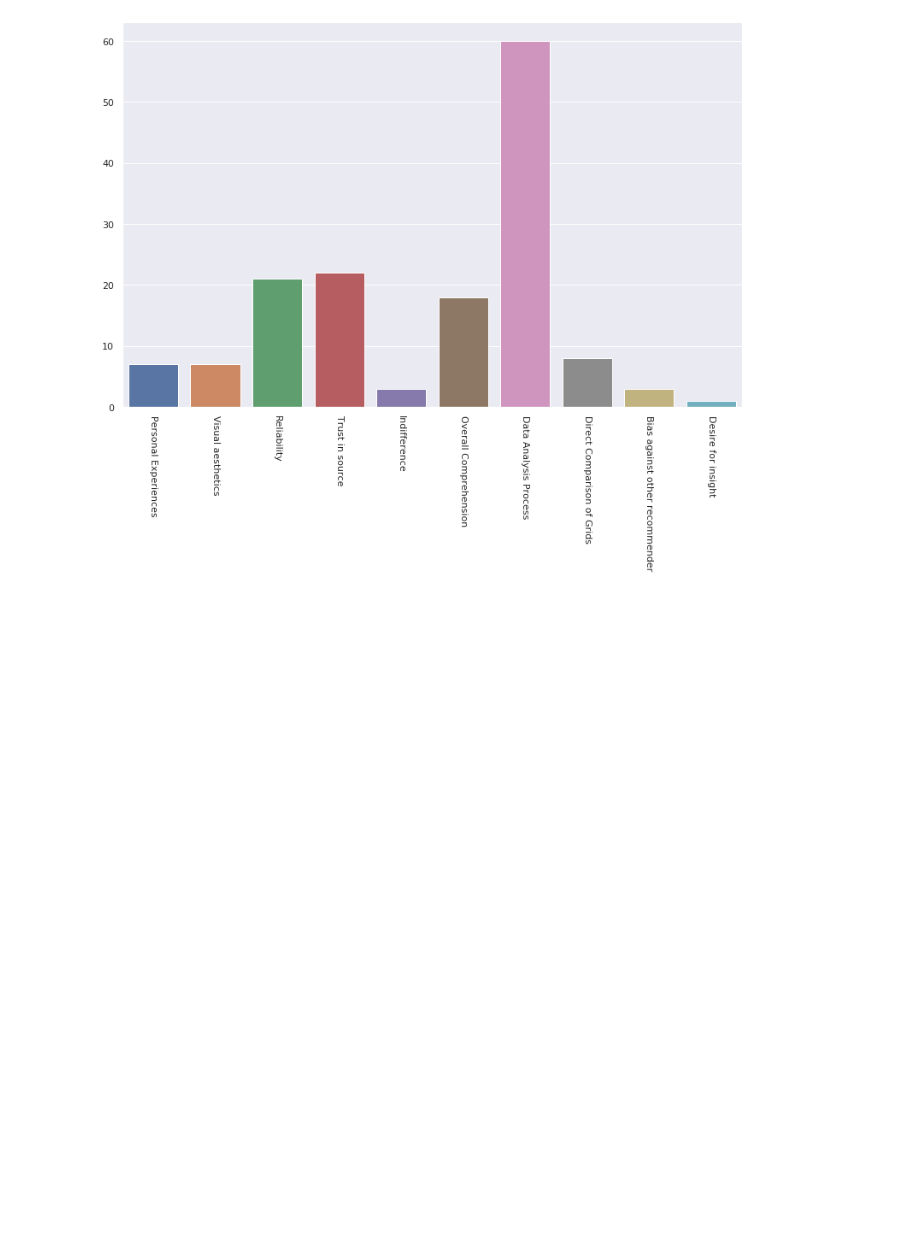
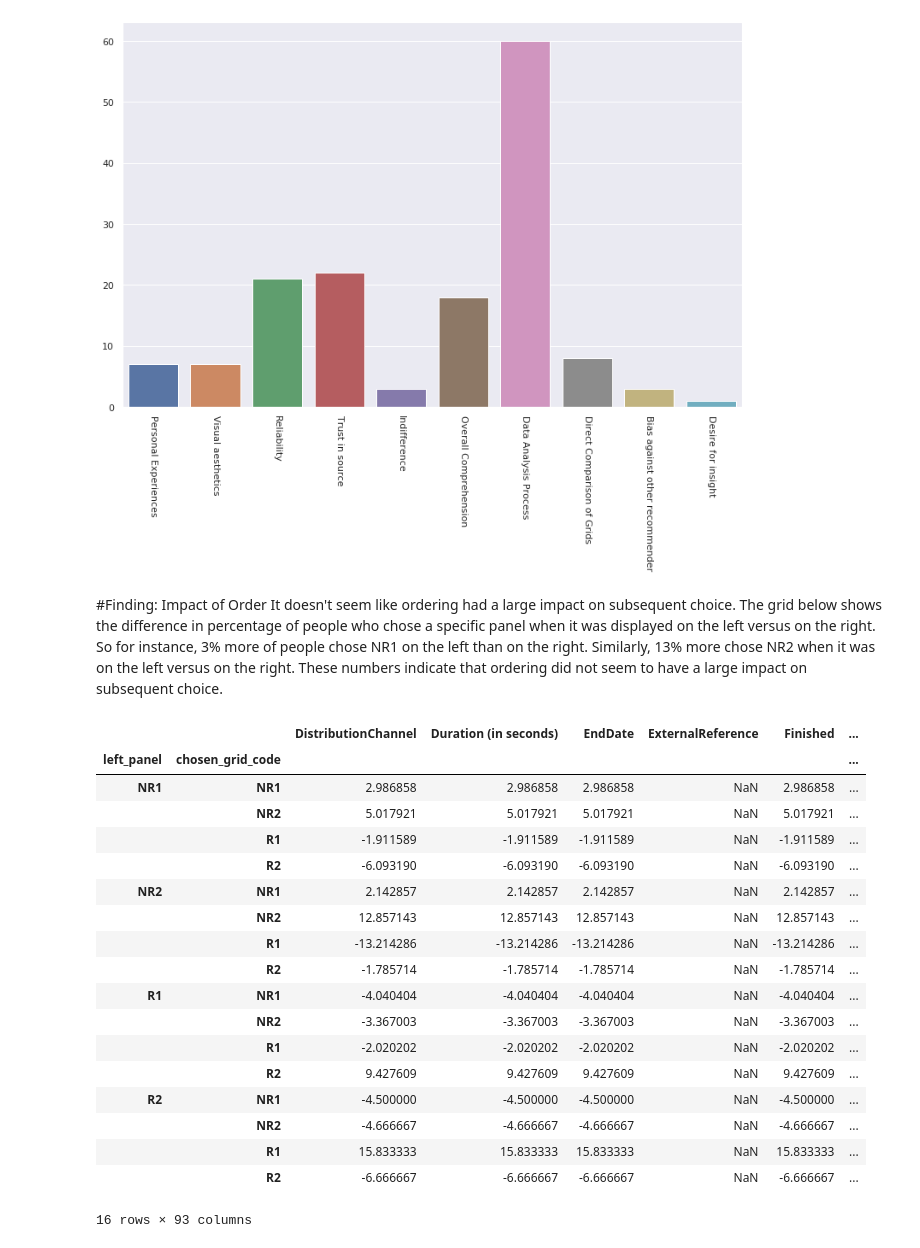
Before and after one commit to hackerman084/Data, a Jupyter notebook: FinalDataAnalysis.ipynb, the cells around one changed output. Saved outputs shown, nothing was run; the diff lists cells and outputs as text; code cells hidden in the pictures; blank space fills up the shorter version.

```diff
--- a/FinalDataAnalysis.ipynb
+++ b/FinalDataAnalysis.ipynb
@@ -8,7 +8,7 @@ import collections
 import datetime
 import matplotlib as plt
 
-# data = pd.read_csv("master_file_no_nan.csv")[2:]
+data = pd.read_csv("master_file_no_nan.csv")[2:]
 # %%
 #Useful arrays
 R1_R2 = [1, 25, 13,37]
@@ -44,6 +44,10 @@ both_irrelevant	= [12, 36, 24, 48, 9, 33, 21, 45]
 ai_relevant	= [7,21,8,32,19,34,11,35, 14, 38, 15, 39, 17, 41, 18, 42, 31, 10]
 human_relevant	= [2, 26, 3, 27, 5, 29, 6, 30, 19, 43, 20, 44, 22, 46, 23, 47]
 
+human_ai = [i for i in range(1,13) ]
+human_ai = human_ai + [i for i in range(25,37)]
+
+ai_human = [i for i in range(13, 25)] + [i for i in range(37,49)]
 relevance_map = dict()
 #maps groupNum to relevance
 for x in both_relevant:
@@ -132,8 +136,14 @@ data["displayed_grid"] = [display[int(i)] for i in data["groupNum"]]
 #Adding chosen grid code column
 chosen_grid_code = []
 chosen_color = []
+order = []
+
 for index, row in data.iterrows():
     groupNum = int(row["groupNum"])
+    if groupNum in human_ai:
+        order.append("Human_AI")
+    else:
+        order.append("AI_Human")
     if groupNum in r1_human and "Human" in row["Q49"]:
         chosen_grid_code.append("R1")
         if groupNum in r1_human_blue:
@@ -183,8 +193,20 @@ for index, row in data.iterrows():
         else:
             chosen_color.append("orange")
 
+
 data["chosen_grid_code"] = chosen_grid_code
 data["chosen_color"] = chosen_color
+data["order"] = order
+
+left_grid= []
+right_grid = []
+for index, row in data.iterrows():
+    grid_arr = row["displayed_grid"].split("_")
+    left_grid.append(grid_arr[0])
+    right_grid.append(grid_arr[1])
+
+data["left_panel"] = left_grid
+data["right_panel"] = right_grid
 
 data.to_csv("master_file_with_analysis.csv")
 # %%
@@ -656,3 +662,28 @@ for item in bar.get_xticklabels():
     item.set_rotation(270)
 # %% [output]
 [figure]
+# %% [markdown]
+#Finding: Impact of Order
+It doesn't seem like ordering had a large impact on subsequent choice. The grid below shows the difference in percentage of people who chose a specific panel when it was displayed on the left versus on the right. So for instance, 3% more of people chose NR1 on the left than on the right. Similarly, 13% more chose NR2 when it was on the left versus on the right. These numbers indicate that ordering did not seem to have a large impact on subsequent choice.
+# %%
+100*data.groupby(["left_panel","chosen_grid_code"]).count()/data.groupby(["left_panel"]).count() - 100*data.groupby(["right_panel","chosen_grid_code"]).count()/data.groupby(["right_panel"]).count()
+# %% [output]
+|  |  | DistributionChannel | Duration (in seconds) | EndDate | ExternalReference | Finished | ... |
+| left_panel | chosen_grid_code |  |  |  |  |  | ... |
+| NR1 | NR1 | 2.986858 | 2.986858 | 2.986858 | NaN | 2.986858 | ... |
+|  | NR2 | 5.017921 | 5.017921 | 5.017921 | NaN | 5.017921 | ... |
+|  | R1 | -1.911589 | -1.911589 | -1.911589 | NaN | -1.911589 | ... |
+|  | R2 | -6.093190 | -6.093190 | -6.093190 | NaN | -6.093190 | ... |
+| NR2 | NR1 | 2.142857 | 2.142857 | 2.142857 | NaN | 2.142857 | ... |
+|  | NR2 | 12.857143 | 12.857143 | 12.857143 | NaN | 12.857143 | ... |
+|  | R1 | -13.214286 | -13.214286 | -13.214286 | NaN | -13.214286 | ... |
+|  | R2 | -1.785714 | -1.785714 | -1.785714 | NaN | -1.785714 | ... |
+| R1 | NR1 | -4.040404 | -4.040404 | -4.040404 | NaN | -4.040404 | ... |
+|  | NR2 | -3.367003 | -3.367003 | -3.367003 | NaN | -3.367003 | ... |
+|  | R1 | -2.020202 | -2.020202 | -2.020202 | NaN | -2.020202 | ... |
+|  | R2 | 9.427609 | 9.427609 | 9.427609 | NaN | 9.427609 | ... |
+| R2 | NR1 | -4.500000 | -4.500000 | -4.500000 | NaN | -4.500000 | ... |
+|  | NR2 | -4.666667 | -4.666667 | -4.666667 | NaN | -4.666667 | ... |
+|  | R1 | 15.833333 | 15.833333 | 15.833333 | NaN | 15.833333 | ... |
+|  | R2 | -6.666667 | -6.666667 | -6.666667 | NaN | -6.666667 | ... |
+16 rows × 93 columns
```
Also changed, not shown: parts of 4 cells of this notebook.
